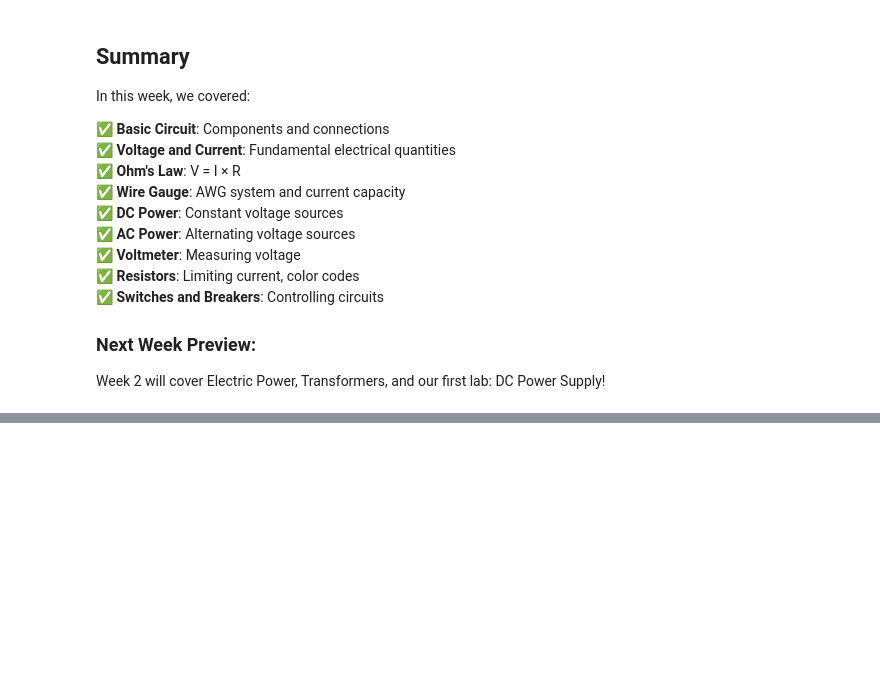
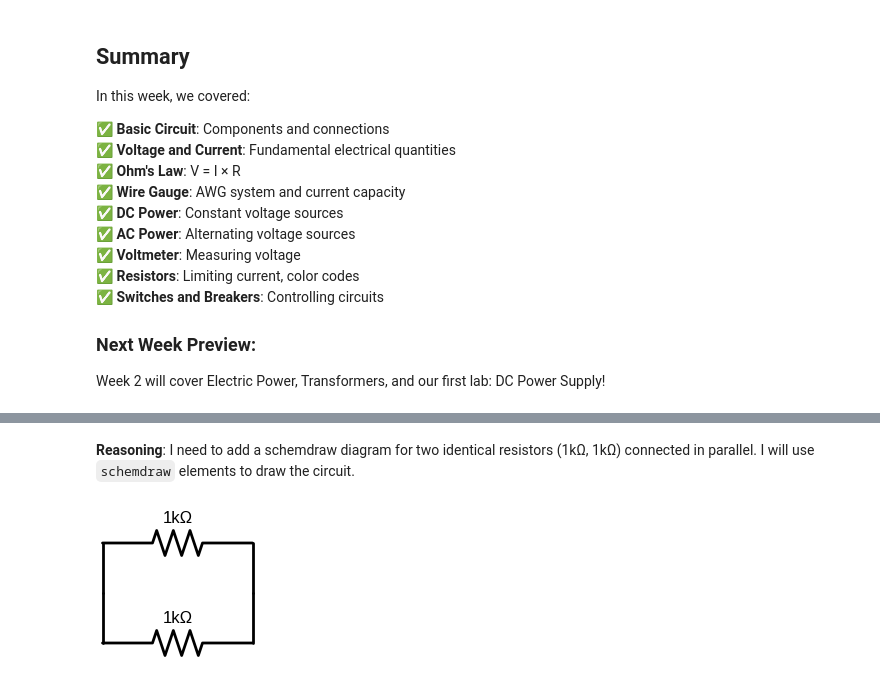
Before and after one commit to TheBeatzzz/Basic_Electronics, a Jupyter notebook: lectures/week1/Week1_Basic_Circuit_Components.ipynb, the cells around one changed output, grey strips where cells are left out. Cells and saved outputs as stored; diff of their text form; code cells hidden in the pictures; blank space fills up the shorter version.

```diff
--- a/lectures/week1/Week1_Basic_Circuit_Components.ipynb
+++ b/lectures/week1/Week1_Basic_Circuit_Components.ipynb
@@ -572,0 +719,20 @@ Week 2 will cover Electric Power, Transformers, and our first lab: DC Power Supp
+# %% [markdown]
+**Reasoning**:
+I need to add a schemdraw diagram for two identical resistors (1kΩ, 1kΩ) connected in parallel. I will use `schemdraw` elements to draw the circuit.
+# %%
+with schemdraw.Drawing() as d:
+    d.config(fontsize=12)
+    # Start at a point and draw the first parallel branch
+    d.push()
+    d += elm.Line().up(1)
+    d += elm.Resistor().right().label('1kΩ')
+    d += elm.Line().down(1)
+    d.pop()
+
+    # Draw the second parallel branch below the first
+    d += elm.Line().down(1)
+    d += elm.Resistor().right().label('1kΩ')
+    d += elm.Line().up(1)
+    d.draw()
+# %% [output]
+[figure, added]
```
Also changed, not shown: parts of 22 cells of this notebook.
